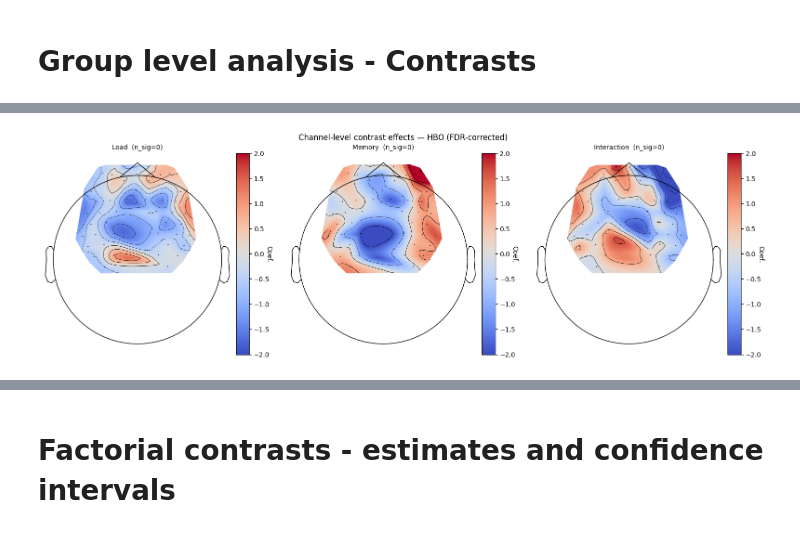
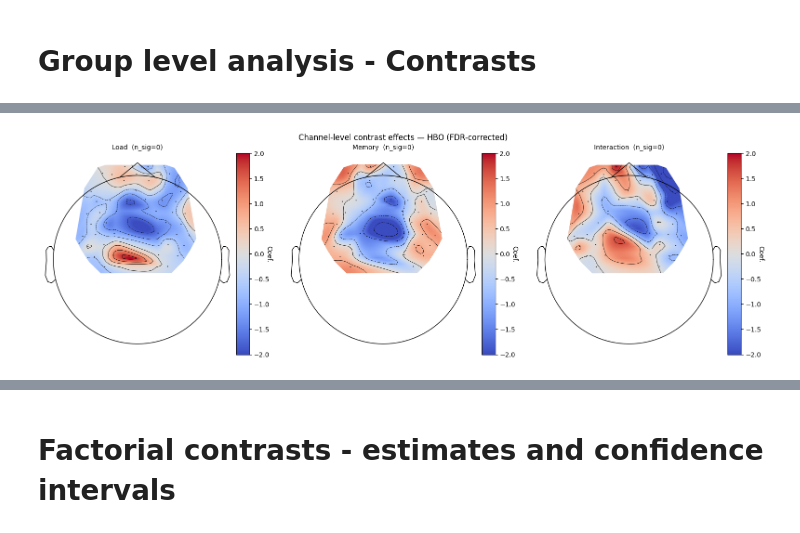
Before and after one commit to fnirs-open/Perceptual-and-Working-Memory-Load, a Jupyter notebook: 4_final_analysis_aligned.ipynb, the cells around one changed output, grey strips where cells are left out. Cells and saved outputs as stored; diff of their text form; code cells hidden in the pictures.

Commit message:
Add supplementary figures and sensitivity analysis

```diff
--- a/4_final_analysis_aligned.ipynb
+++ b/4_final_analysis_aligned.ipynb
@@ -173,7 +173,13 @@ for i, name in zip(range(reg.shape[1]), reg_names):
     design_matrix[name] = reg[:, i]
 
 # Plot final matrix
-fig = plot_design_matrix(design_matrix)
+ax = plot_design_matrix(design_matrix)
+
+ax.figure.savefig(
+    "img/design_matrix.svg",
+    bbox_inches="tight"
+)
+
 plt.show()
 # %% [output]
 Loading /Users/alexander.kvist/project_local/Perceptual-fnirs/data/lettersearch_BIDS/sub-P1/nirs/sub-P1_task-lettersearch_nirs.snirf
@@ -595,46 +595,55 @@ HbR
 # %% [markdown]
 # Group level analysis - Contrasts
 # %%
-_COND_LOAD   = {"HighPL-HighWM": "High", "HighPL-LowWM": "High",
-                "LowPL-HighWM":  "Low",  "LowPL-LowWM":  "Low"}
-_COND_MEMORY = {"HighPL-HighWM": "High", "HighPL-LowWM": "Low",
-                "LowPL-HighWM":  "High", "LowPL-LowWM":  "Low"}
-_TERMS = {
-    "Load":        "Load[T.High]",
-    "Memory":      "Memory[T.High]",
-    "Interaction": "Load[T.High]:Memory[T.High]",
+CONDITIONS = [
+    "HighPL-HighWM",
+    "HighPL-LowWM",
+    "LowPL-HighWM",
+    "LowPL-LowWM",
+]
+
+# Names for centered terms
+TERMS = {
+    "Load": "Load_c",
+    "Memory": "Memory_c",
+    "Interaction": "Load_c:Memory_c",
 }
-_CONDITIONS = ["HighPL-HighWM", "HighPL-LowWM", "LowPL-HighWM", "LowPL-LowWM"]
 
-cha_data       = pd.read_csv("data/cha_data.csv", index_col=0)
+cha_data = pd.read_csv("data/cha_data.csv", index_col=0)
 raw_haemo_long = mne.io.read_raw_fif("data/raw.fif")
 
 ch_contrast_records = []
 
+# For each chromo, run a mixed effects model
+# with a centered effect coding to get main effects
+# and also interaction across the 2x2 factorial design
 for chroma in ["hbo", "hbr"]:
     ch_data = cha_data.query(
-        "Condition in @_CONDITIONS and channel_ok == True and Chroma == @chroma"
+        "Condition in @CONDITIONS and channel_ok == True and Chroma == @chroma"
     ).copy()
+
     ch_data["theta"] *= 1e6
-    ch_data["Load"]   = ch_data["Condition"].map(_COND_LOAD)
-    ch_data["Memory"] = ch_data["Condition"].map(_COND_MEMORY)
-    ch_data["Load"]   = pd.Categorical(ch_data["Load"],   categories=["Low", "High"])
-    ch_data["Memory"] = pd.Categorical(ch_data["Memory"], categories=["Low", "High"])
+
+    # Centered coding across the levels (+- 0.5)
+    ch_data["Load_c"] = np.where(
+        ch_data["Condition"].str.startswith("HighPL"), 0.5, -0.5
+    )
+    ch_data["Memory_c"] = np.where(
+        ch_data["Condition"].str.endswith("HighWM"), 0.5, -0.5
+    )
 
     ch_names = raw_haemo_long.copy().pick(chroma).ch_names
 
     for ch in ch_names:
         d = ch_data[ch_data["ch_name"] == ch]
-        if d.empty:
-            continue
-        try:
-            mdl = smf.mixedlm(
-                "theta ~ Load * Memory", d, groups=d["subject"]
-            ).fit(maxiter=2000, disp=False)
-            ci = mdl.conf_int(alpha=0.05)
-        except Exception:
-            continue
-        for label, term in _TERMS.items():
+
+        mdl = smf.mixedlm(
+            "theta ~ Load_c * Memory_c", d, groups=d["subject"]
+        ).fit(maxiter=2000, disp=False)
+
+        ci = mdl.conf_int(alpha=0.05)
+
+        for label, term in TERMS.items():
             if term in mdl.pvalues.index:
                 ch_contrast_records.append({
                     "ch_name":   ch,
@@ -646,19 +655,31 @@ for chroma in ["hbo", "hbr"]:
                     "CI95_high":  ci.loc[term, 1],
                     "z":         mdl.tvalues[term],
                     "P>|z|":     mdl.pvalues[term],
+                    "sigma_e":   np.sqrt(mdl.scale),  # residual SD, used to pick channels for simr
                 })
 
 ch_contrast_df = pd.DataFrame(ch_contrast_records)
+ch_contrast_df["P_FDR"] = np.nan
+ch_contrast_df["Significant"] = False
 
-reject, pvals_fdr, _, _ = multipletests(ch_contrast_df["P>|z|"].values, alpha=0.05, method="fdr_bh")
-ch_contrast_df["Significant"] = reject
-ch_contrast_df["P_FDR"] = pvals_fdr
+# FDR adjust across all channels and effects per chromo
+for chroma in ch_contrast_df["Chroma"].unique():
+    idx = ch_contrast_df["Chroma"] == chroma
 
-print(f"{reject.sum()} FDR-significant channel × contrast tests out of {len(reject)}")
-if reject.any():
-    print(ch_contrast_df[ch_contrast_df["Significant"]].to_string(index=False))
-else:
-    print("(none)")
+    reject, pvals_fdr, _, _ = multipletests(
+        ch_contrast_df.loc[idx, "P>|z|"],
+        alpha=0.05,
+        method="fdr_bh",
+    )
+
+    ch_contrast_df.loc[idx, "P_FDR"] = pvals_fdr
+    ch_contrast_df.loc[idx, "Significant"] = reject
+
+    print(f"{reject.sum()} FDR-significant channel × contrast tests out of {len(reject)} for {chroma}")
+    if reject.any():
+        print(ch_contrast_df[ch_contrast_df["Significant"]].to_string(index=False))
+    else:
+        print("(none)")
 
 # Consistent scale
 vmax = 2.0
@@ -696 +719 @@ Ready.
-[figure, old version]
+[figure, new version]
```
Also changed, not shown: parts of 8 cells of this notebook, 6 other files.
